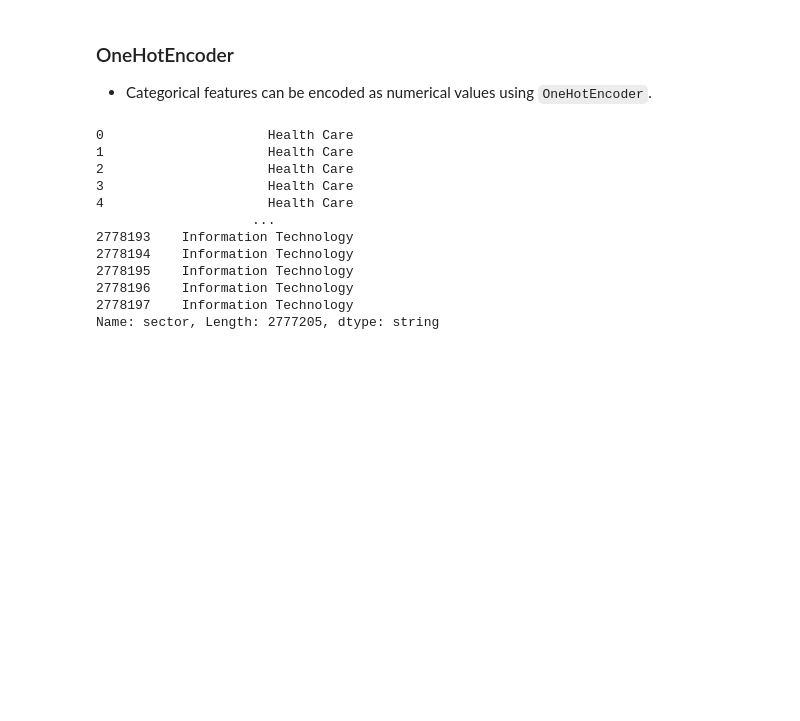
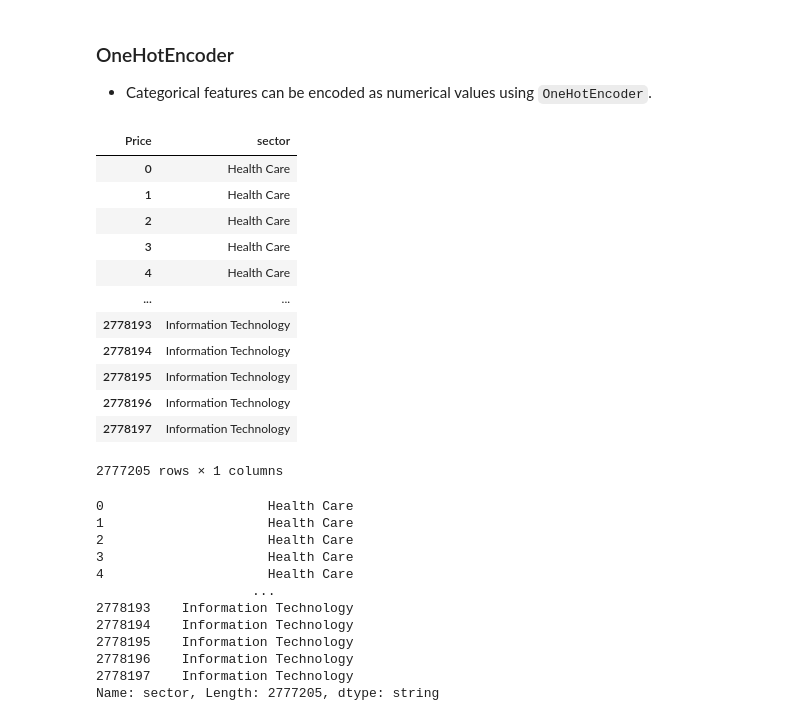
Before and after one commit to khirmas67/production, a Jupyter notebook: 01_materials/labs/03b_pipeline.ipynb, the cells around one changed output. Drawn from its saved outputs; the diff is of its cells as text; code cells hidden in the pictures; blank space fills up the shorter version.

```diff
--- a/01_materials/labs/03b_pipeline.ipynb
+++ b/01_materials/labs/03b_pipeline.ipynb
@@ -112,6 +137,22 @@ scaled_returns.describe()
 ###  OneHotEncoder
 
 + Categorical features can be encoded as numerical values using `OneHotEncoder`.
+# %%
+df[['sector']]
+# %% [output]
+| Price | sector |
+| 0 | Health Care |
+| 1 | Health Care |
+| 2 | Health Care |
+| 3 | Health Care |
+| 4 | Health Care |
+| ... | ... |
+| 2778193 | Information Technology |
+| 2778194 | Information Technology |
+| 2778195 | Information Technology |
+| 2778196 | Information Technology |
+| 2778197 | Information Technology |
+2777205 rows × 1 columns
 # %%
 df['sector']
 # %% [output]
```
Also changed, not shown: parts of 6 cells of this notebook, 1 other file.
